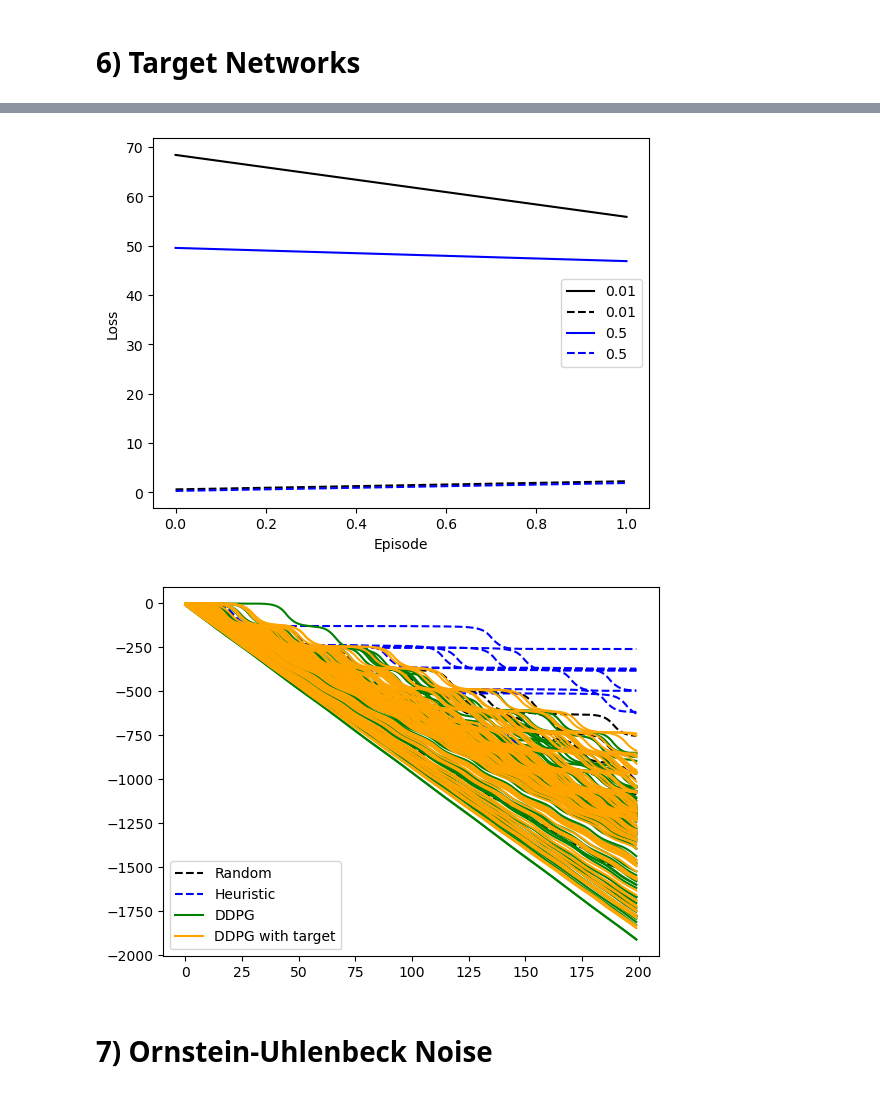
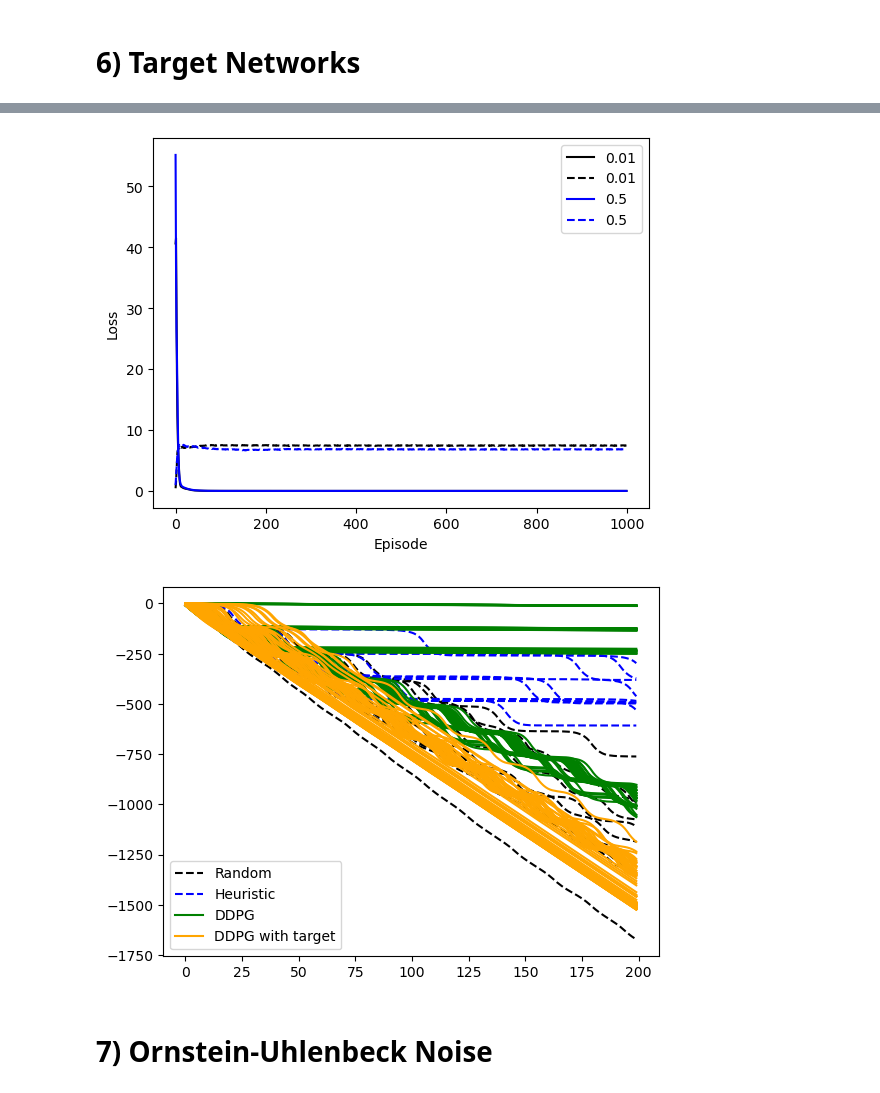
Before and after one commit to francpp/Deep_Deterministic_Policy_Gradient, a Jupyter notebook: DDPG.ipynb, the cells around one changed output, grey strips where cells are left out. Cells and saved outputs as stored; diff of their text form; code cells hidden in the pictures.

```diff
--- a/DDPG.ipynb
+++ b/DDPG.ipynb
@@ -196,7 +196,7 @@ lr = 1e-4
 gamma = 0.99
 optimizer = torch.optim.Adam(model.parameters(), lr = lr)
 criterion = torch.nn.MSELoss()
-num_epochs = 2
+num_epochs = 1000
 Buffer = ReplayBuffer(max_size = max_size)
 
 net_dir = 'Models/Q_network'
@@ -211,12 +211,11 @@ except:
 
     for epoch in range(num_epochs):
         loss = train_epoch(model, heur_agent, optimizer, criterion, gamma, Buffer, epoch, device)
-        if epoch%10 == 0:
+        if epoch%25 == 0:
             print(f'Epoch: {epoch}, loss: {loss:.3f}')
         history.append(loss)
 
     torch.save(model.state_dict(), net_dir+'/model.pt')
-    print(history)
     np.save(net_dir+'/history.npy', history)
 
     model.load_state_dict(torch.load(net_dir+'/model.pt', map_location=torch.device('cpu')))
@@ -350,7 +365,7 @@ optimizer_Q = torch.optim.Adam(ddpg_agent.Q_network.parameters(), lr = lr)
 optimizer_policy = torch.optim.Adam(ddpg_agent.policy_network.parameters(), lr = lr)
 criterion_Q = torch.nn.MSELoss()
 criterion_policy = torch.nn.L1Loss()
-num_epochs = 2 # metti 1000
+num_epochs = 1000
 
 state = env.reset()
 state = state[0]
@@ -370,7 +385,7 @@ except:
 
         loss_Q = train_epoch(ddpg_agent.Q_network, ddpg_agent, optimizer_Q, criterion_Q, gamma, Buffer, epoch, device)
         loss_policy = train_epoch_policy(ddpg_agent.policy_network, ddpg_agent.Q_network, ddpg_agent, optimizer_policy, criterion_policy, gamma, Buffer, epoch, device)
-        if epoch%10 == 0:
+        if epoch%25 == 0:
             print(f'Epoch: {epoch}, loss Q: {loss_Q:.3f}, loss pol: {loss_policy:.3f}')
         history_Q.append(loss_Q)
         history_policy.append(loss_policy)
@@ -615,7 +646,7 @@ for col, tau in zip(colors,TAU):
     optimizer_policy = torch.optim.Adam(ddpg_agent.policy_network.parameters(), lr = lr)
     criterion_Q = torch.nn.MSELoss()
     criterion_policy = torch.nn.L1Loss()
-    num_epochs = 2 # metti 1000
+    num_epochs = 1000
     net_dir = 'Models/target_network/tau_'+str(tau)
 
     if not os.path.exists(net_dir):
@@ -637,7 +668,7 @@ for col, tau in zip(colors,TAU):
 
             ddpg_agent.update_target_params
 
-            if epoch%1 == 0:
+            if epoch%25 == 0:
                 print(f'Epoch: {epoch}, loss Q: {loss_Q:.3f}, loss pol: {loss_policy:.3f}')
             history_Q.append(loss_Q)
             history_policy.append(loss_policy)
@@ -662,4 +708,4 @@ Loading network
-[figure, old version]
+[figure, new version]
 # %%
 # env = gym.make('Pendulum-v1', g=9.81)
 rewards = np.zeros((100,200))
@@ -698,7 +744,7 @@ plt.legend()
 [plt.plot(np.arange(200), np.cumsum(ddpg_target_rewards[i]),'orange') for i in range(1,len(ddpg_target_rewards))]
 plt.show()
 # %% [output]
-[figure, old version]
+[figure, new version]
 # %% [markdown]
 # 7) Ornstein-Uhlenbeck Noise
 # %%
```
Also changed, not shown: parts of 11 cells of this notebook, 30 other files.
